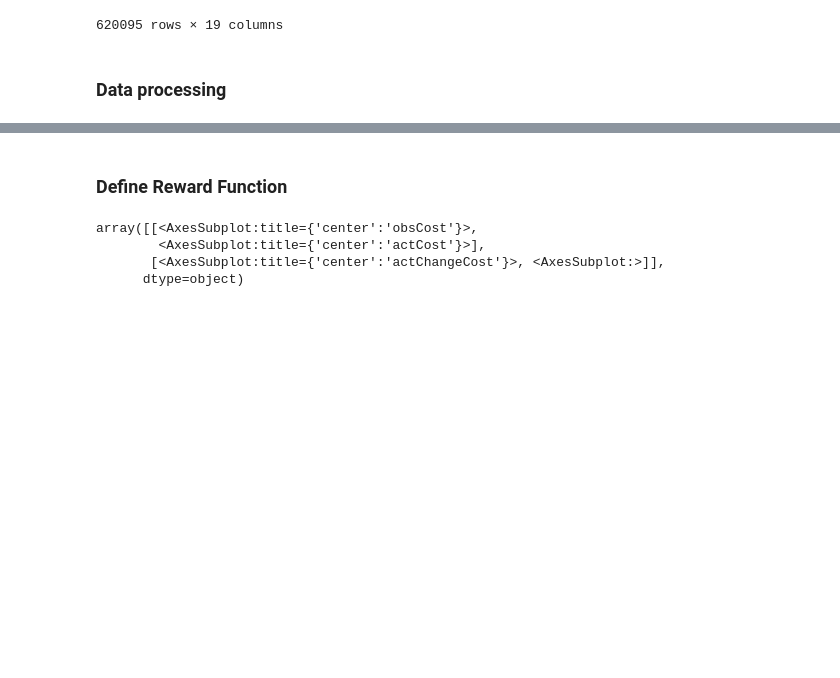
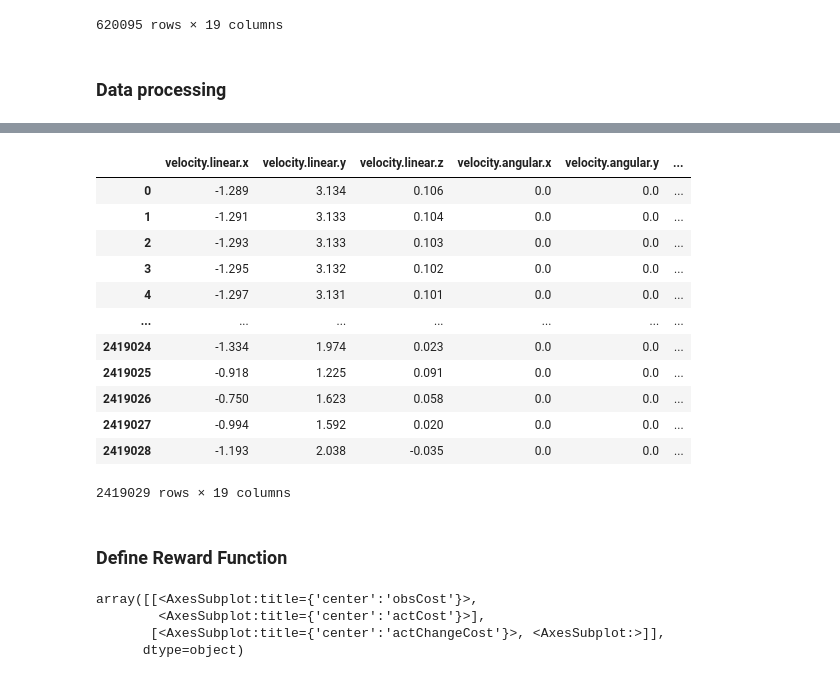
Before and after one commit to ootang2018/DataProcessing_rosbag2csv_StateTransitions, a Jupyter notebook: simdata_preprocessing.ipynb, the cells around one changed output, grey strips where cells are left out. Drawn from its saved outputs; the diff is of its cells as text; code cells hidden in the pictures; blank space fills up the shorter version.

```diff
--- a/simdata_preprocessing.ipynb
+++ b/simdata_preprocessing.ipynb
@@ -671,3 +674,19 @@ objData_train.act
+# %%
+objData_train.obs
+# %% [output]
+|  | velocity.linear.x | velocity.linear.y | velocity.linear.z | velocity.angular.x | velocity.angular.y | ... |
+| 0 | -1.289 | 3.134 | 0.106 | 0.0 | 0.0 | ... |
+| 1 | -1.291 | 3.133 | 0.104 | 0.0 | 0.0 | ... |
+| 2 | -1.293 | 3.133 | 0.103 | 0.0 | 0.0 | ... |
+| 3 | -1.295 | 3.132 | 0.102 | 0.0 | 0.0 | ... |
+| 4 | -1.297 | 3.131 | 0.101 | 0.0 | 0.0 | ... |
+| ... | ... | ... | ... | ... | ... | ... |
+| 2419024 | -1.334 | 1.974 | 0.023 | 0.0 | 0.0 | ... |
+| 2419025 | -0.918 | 1.225 | 0.091 | 0.0 | 0.0 | ... |
+| 2419026 | -0.750 | 1.623 | 0.058 | 0.0 | 0.0 | ... |
+| 2419027 | -0.994 | 1.592 | 0.020 | 0.0 | 0.0 | ... |
+| 2419028 | -1.193 | 2.038 | -0.035 | 0.0 | 0.0 | ... |
+2419029 rows × 19 columns
 # %% [markdown]
 ### Define Reward Function
 # %%
```
Also changed, not shown: parts of 13 cells of this notebook.
